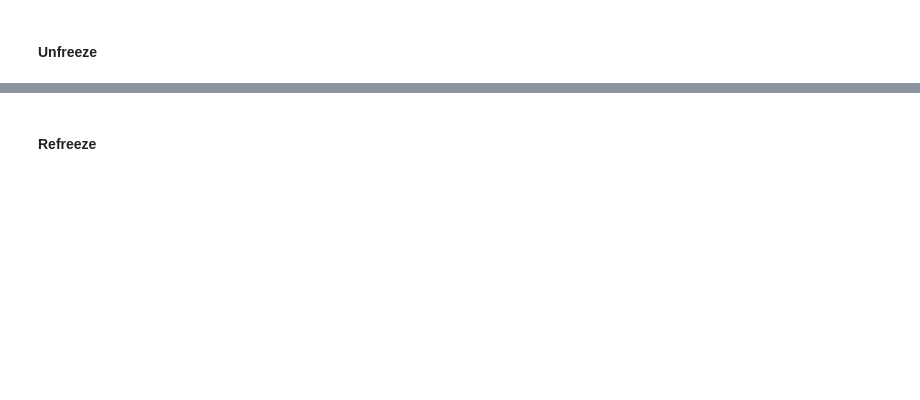
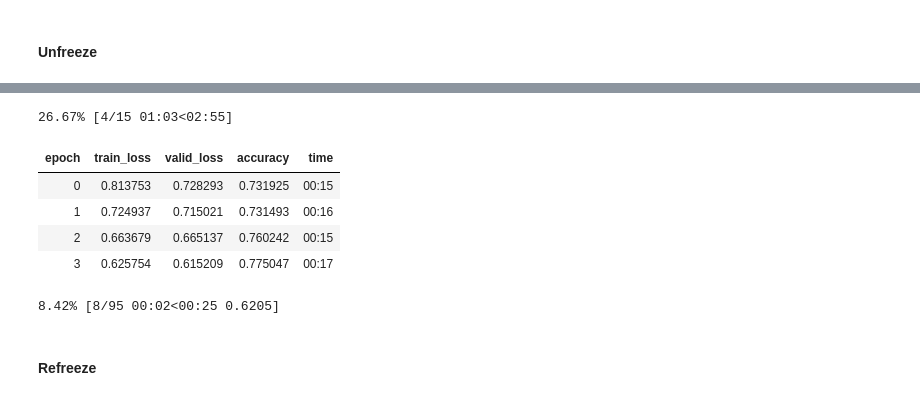
Before and after one commit to qnkhuat/emotion_train, a Jupyter notebook: restnet18-fastai.ipynb, the cells around one changed output, grey strips where cells are left out. Saved outputs shown, nothing was run; the diff lists cells and outputs as text; code cells hidden in the pictures; blank space fills up the shorter version.

Commit message:
add trainlog

```diff
--- a/restnet18-fastai.ipynb
+++ b/restnet18-fastai.ipynb
@@ -191,0 +182,2 @@ learn.fit(50,lr=10e-5)
+# %%
+learn.load('stage-1')
@@ -191,0 +202,10 @@ learn.fit(50,lr=10e-5)
+# %%
+learn.fit(15)
+# %% [output]
+26.67% [4/15 01:03<02:55]
+| epoch | train_loss | valid_loss | accuracy | time |
+| 0 | 0.813753 | 0.728293 | 0.731925 | 00:15 |
+| 1 | 0.724937 | 0.715021 | 0.731493 | 00:16 |
+| 2 | 0.663679 | 0.665137 | 0.760242 | 00:15 |
+| 3 | 0.625754 | 0.615209 | 0.775047 | 00:17 |
+8.42% [8/95 00:02<00:25 0.6205]
```
Also changed, not shown: parts of 31 cells of this notebook, 6 other files.
